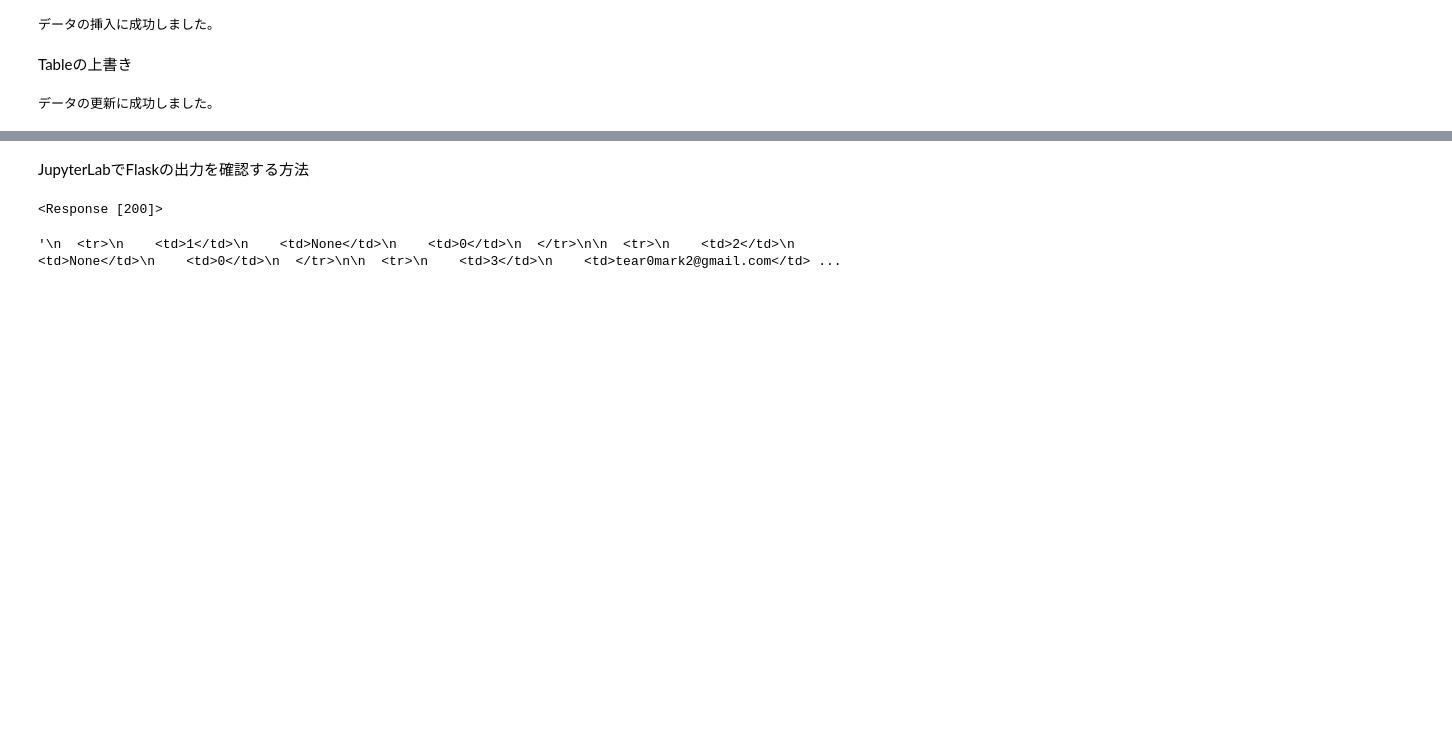
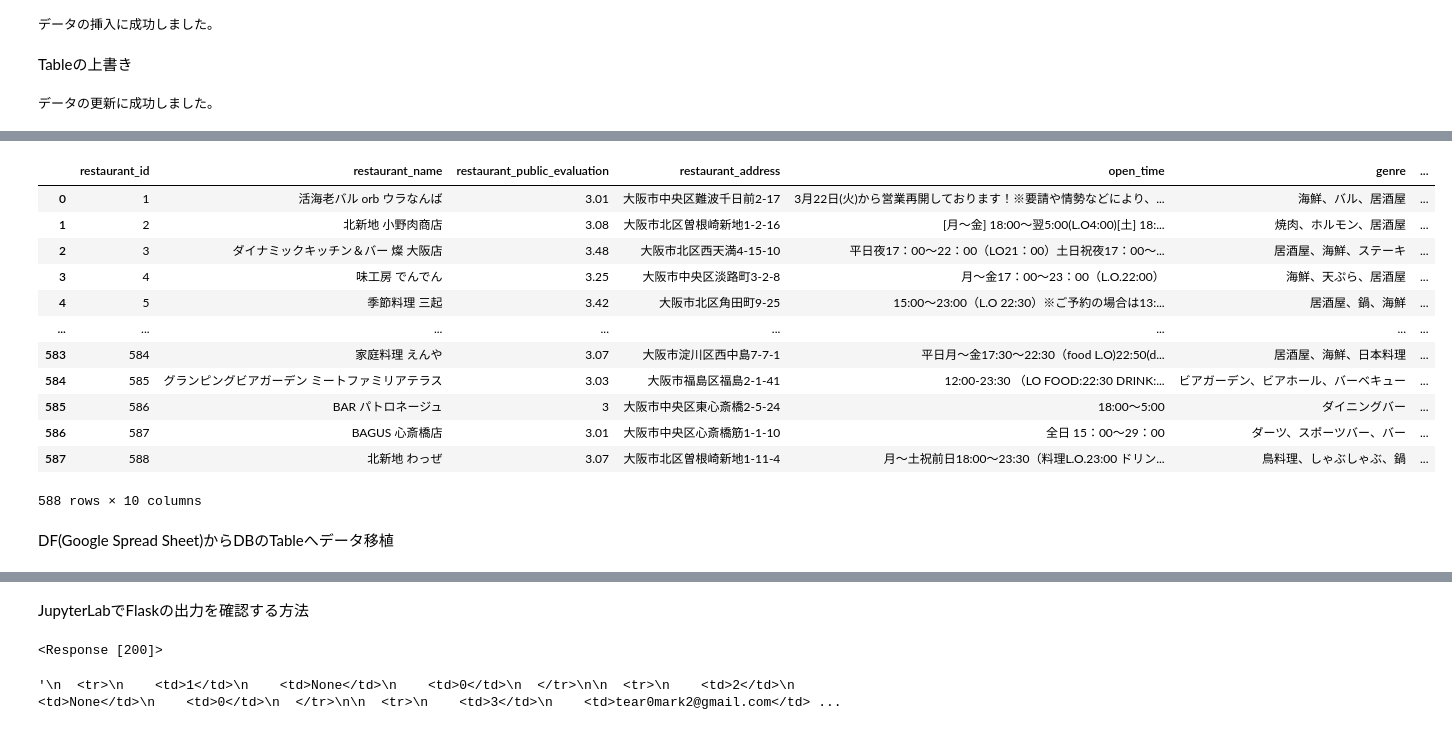
Before and after one commit to gotten7105/pythagora_step3-2, a Jupyter notebook: SQLite/SQLite conect.ipynb, the cells around one changed output, grey strips where cells are left out. Drawn from its saved outputs; the diff is of its cells as text; code cells hidden in the pictures; blank space fills up the shorter version.

Commit message:
users Tableにカラム追加とrestaurants tableにスクレイピングデータ格納

```diff
--- a/SQLite/SQLite conect.ipynb
+++ b/SQLite/SQLite conect.ipynb
@@ -468,0 +501,54 @@ with engine.connect() as connection:
+# %%
+import pandas as pd # スプレッドシートから得たデータをデータフレームに変換する機能をインポートし、省略してpdと呼べるようにas pdを付ける
+import gspread # スプレッドシートのデータを扱うライブラリをインポート
+from google.oauth2.service_account import Credentials # スプレッドシートの認証機能をインポート
+from gspread_dataframe import set_with_dataframe # スプレッドシートのデータとpandasライブラリのデータを紐づける機能をインポート
+
+# 認証のために機能役割を決めるアクセス先をscopesに設定
+scopes = [
+    'https://www.googleapis.com/auth/spreadsheets',
+    'https://www.googleapis.com/auth/drive'
+]
+
+# その役割の許可をもらうAPIキーをservice_account.jsonから読み込み、credentialsに代入
+# 認証キーを使うアクセス先をscopesに代入
+credentials = Credentials.from_service_account_file(
+    'service_account.json',
+    scopes=scopes
+)
+
+# 認証情報を格納しているcredentialsを使って、gspread.authorizeでスプレッドシートの使用許可を取り、その認証結果をgcに代入
+gc = gspread.authorize(credentials)
+
+# 使用するスプレッドシートのアクセス先をSP_SHEET_KEYに代入
+# https://docs.google.com/spreadsheets/d/「ここの部分がSP_SHEET_KEYに代入される」
+SP_SHEET_KEY = '1pQpTnp9eEfgvwy9MMqAqW-71UGogzSvcCvKbEiEBOo0'
+
+# 開きたいスプレッドシートを認証結果を格納したgcを使ってgc.open_by_keyで開く
+sh = gc.open_by_key(SP_SHEET_KEY)
+
+# 参照するシート名をSP_SHEETに代入
+SP_SHEET = 'restaurants'
+
+# gc.open_by_keyで開いたスプレッドシートのsampleシートをsh.worksheet(SP_SHEET)で情報を得て、worksheetに代入する
+worksheet = sh.worksheet(SP_SHEET)
+
+data = worksheet.get_all_values() # スプレッドシートにある既存のデータをdataに代入
+df = pd.DataFrame(data[1:], columns=data[0]) # スプレッドシートにある既存のデータをデータフレームに格納し、df_oldに代入
+df
+# %% [output]
+|  | restaurant_id | restaurant_name | restaurant_public_evaluation | restaurant_address | open_time | genre | ... |
+| 0 | 1 | 活海老バル orb ウラなんば | 3.01 | 大阪市中央区難波千日前2-17 | 3月22日(火)から営業再開しております！※要請や情勢などにより、... | 海鮮、バル、居酒屋 | ... |
+| 1 | 2 | 北新地 小野肉商店 | 3.08 | 大阪市北区曽根崎新地1-2-16 | [月～金] 18:00～翌5:00(L.O4:00)[土] 18:... | 焼肉、ホルモン、居酒屋 | ... |
+| 2 | 3 | ダイナミックキッチン＆バー 燦 大阪店 | 3.48 | 大阪市北区西天満4-15-10 | 平日夜17：00～22：00（LO21：00）土日祝夜17：00～... | 居酒屋、海鮮、ステーキ | ... |
+| 3 | 4 | 味工房 でんでん | 3.25 | 大阪市中央区淡路町3-2-8 | 月～金17：00～23：00（L.O.22:00） | 海鮮、天ぷら、居酒屋 | ... |
+| 4 | 5 | 季節料理 三起 | 3.42 | 大阪市北区角田町9-25 | 15:00～23:00（L.O 22:30）※ご予約の場合は13:... | 居酒屋、鍋、海鮮 | ... |
+| ... | ... | ... | ... | ... | ... | ... | ... |
+| 583 | 584 | 家庭料理 えんや | 3.07 | 大阪市淀川区西中島7-7-1 | 平日月～金17:30～22:30（food L.O)22:50(d... | 居酒屋、海鮮、日本料理 | ... |
+| 584 | 585 | グランピングビアガーデン ミートファミリアテラス | 3.03 | 大阪市福島区福島2-1-41 | 12:00-23:30 （LO FOOD:22:30 DRINK:... | ビアガーデン、ビアホール、バーベキュー | ... |
+| 585 | 586 | BAR パトロネージュ | 3 | 大阪市中央区東心斎橋2-5-24 | 18:00～5:00 | ダイニングバー | ... |
+| 586 | 587 | BAGUS 心斎橋店 | 3.01 | 大阪市中央区心斎橋筋1-1-10 | 全日 15：00～29：00 | ダーツ、スポーツバー、バー | ... |
+| 587 | 588 | 北新地 わっぜ | 3.07 | 大阪市北区曽根崎新地1-11-4 | 月～土祝前日18:00～23:30（料理L.O.23:00 ドリン... | 鳥料理、しゃぶしゃぶ、鍋 | ... |
+588 rows × 10 columns
+# %% [markdown]
+DF(Google Spread Sheet)からDBのTableへデータ移植
```
Also changed, not shown: parts of 3 cells of this notebook, 1 other file.
